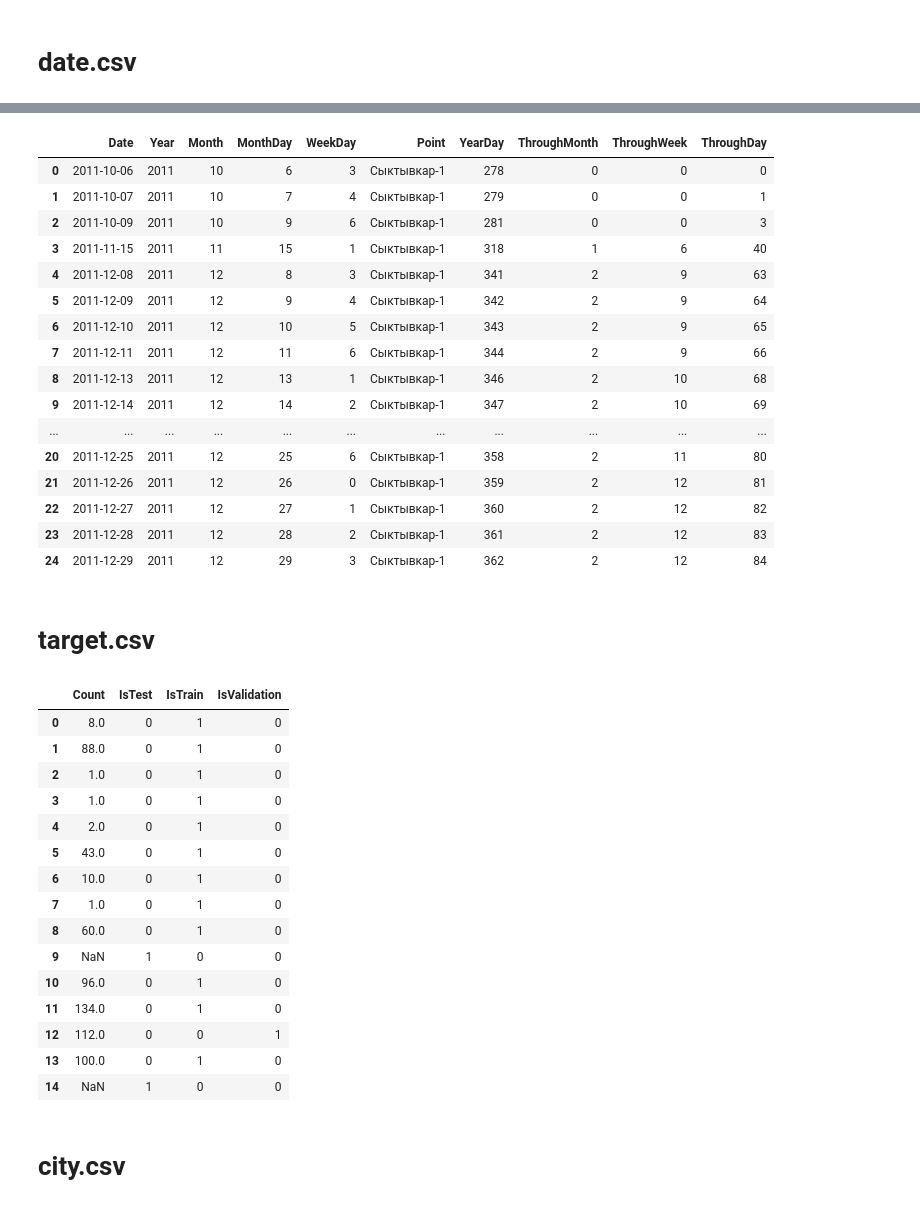
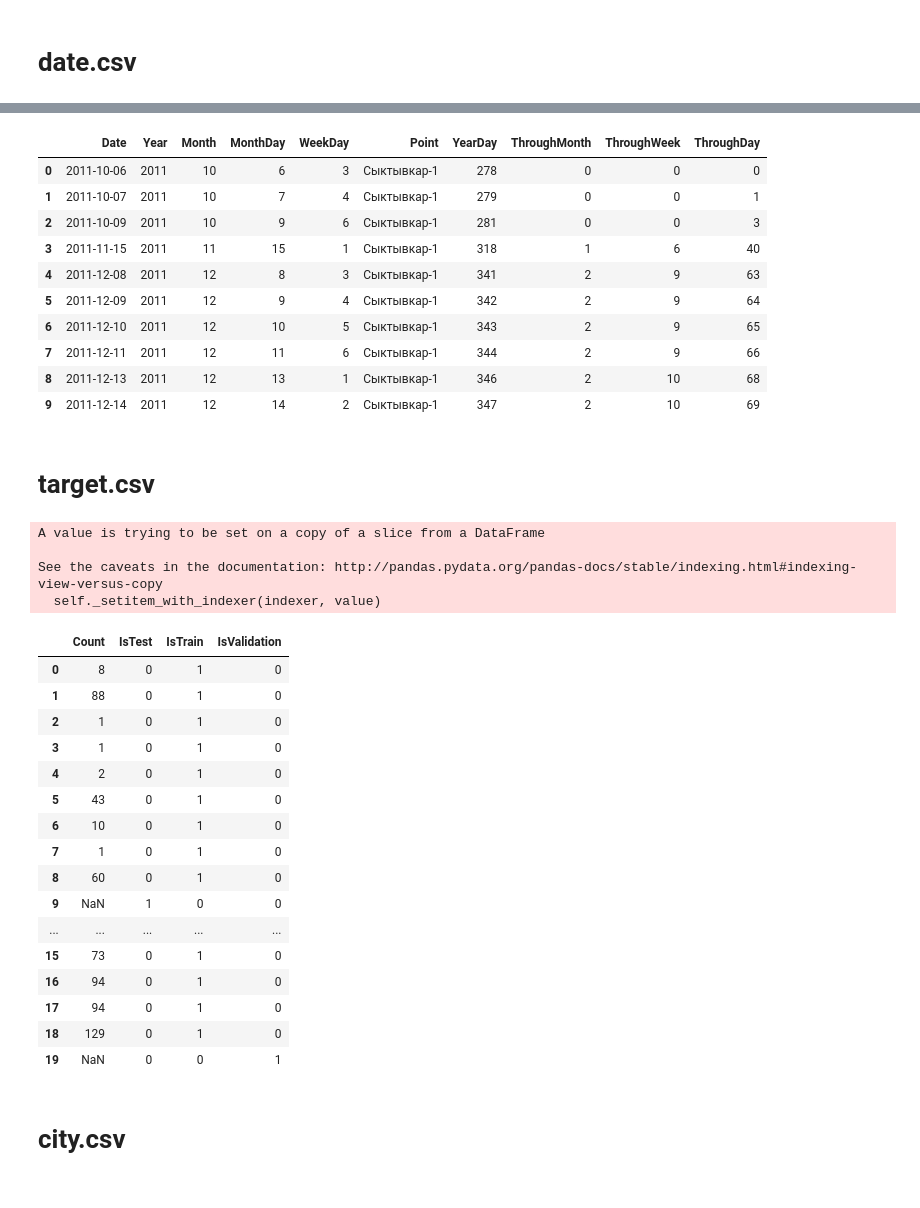
Before and after one commit to laol777/dodo, a Jupyter notebook: tranform_data.ipynb, the cells around one changed output, grey strips where cells are left out. Saved outputs shown, nothing was run; the diff lists cells and outputs as text; code cells hidden in the pictures.

```diff
--- a/tranform_data.ipynb
+++ b/tranform_data.ipynb
@@ -61,25 +52,19 @@ date['ThroughDay'] = date.Date.apply(lambda x: (x - start_date).days)
 # %%
 date.to_csv('data_transform/date.csv', index=None)
 # %%
-date.head(25)
+date.head(10)
 # %% [output]
 |  | Date | Year | Month | MonthDay | WeekDay | Point | YearDay | ThroughMonth | ThroughWeek | ThroughDay |
 | 0 | 2011-10-06 | 2011 | 10 | 6 | 3 | Сыктывкар-1 | 278 | 0 | 0 | 0 |
 | 1 | 2011-10-07 | 2011 | 10 | 7 | 4 | Сыктывкар-1 | 279 | 0 | 0 | 1 |
 | 2 | 2011-10-09 | 2011 | 10 | 9 | 6 | Сыктывкар-1 | 281 | 0 | 0 | 3 |
 | 3 | 2011-11-15 | 2011 | 11 | 15 | 1 | Сыктывкар-1 | 318 | 1 | 6 | 40 |
 | 4 | 2011-12-08 | 2011 | 12 | 8 | 3 | Сыктывкар-1 | 341 | 2 | 9 | 63 |
 | 5 | 2011-12-09 | 2011 | 12 | 9 | 4 | Сыктывкар-1 | 342 | 2 | 9 | 64 |
 | 6 | 2011-12-10 | 2011 | 12 | 10 | 5 | Сыктывкар-1 | 343 | 2 | 9 | 65 |
 | 7 | 2011-12-11 | 2011 | 12 | 11 | 6 | Сыктывкар-1 | 344 | 2 | 9 | 66 |
 | 8 | 2011-12-13 | 2011 | 12 | 13 | 1 | Сыктывкар-1 | 346 | 2 | 10 | 68 |
 | 9 | 2011-12-14 | 2011 | 12 | 14 | 2 | Сыктывкар-1 | 347 | 2 | 10 | 69 |
-| ... | ... | ... | ... | ... | ... | ... | ... | ... | ... | ... |
-| 20 | 2011-12-25 | 2011 | 12 | 25 | 6 | Сыктывкар-1 | 358 | 2 | 11 | 80 |
-| 21 | 2011-12-26 | 2011 | 12 | 26 | 0 | Сыктывкар-1 | 359 | 2 | 12 | 81 |
-| 22 | 2011-12-27 | 2011 | 12 | 27 | 1 | Сыктывкар-1 | 360 | 2 | 12 | 82 |
-| 23 | 2011-12-28 | 2011 | 12 | 28 | 2 | Сыктывкар-1 | 361 | 2 | 12 | 83 |
-| 24 | 2011-12-29 | 2011 | 12 | 29 | 3 | Сыктывкар-1 | 362 | 2 | 12 | 84 |
 # %% [markdown]
 # target.csv
 # %%
@@ -103,22 +90,30 @@ target.to_csv('data_transform/target.csv', index = None)
+# %%
+target.Count.loc[target.Count[target.IsValidation == 1].index] = np.nan
+# %% [output]
+A value is trying to be set on a copy of a slice from a DataFrame
+
+See the caveats in the documentation: http://pandas.pydata.org/pandas-docs/stable/indexing.html#indexing-view-versus-copy
+  self._setitem_with_indexer(indexer, value)
 # %%
-target.head(15)
+target.head(20)
 # %% [output]
 |  | Count | IsTest | IsTrain | IsValidation |
-| 0 | 8.0 | 0 | 1 | 0 |
-| 1 | 88.0 | 0 | 1 | 0 |
-| 2 | 1.0 | 0 | 1 | 0 |
-| 3 | 1.0 | 0 | 1 | 0 |
-| 4 | 2.0 | 0 | 1 | 0 |
-| 5 | 43.0 | 0 | 1 | 0 |
-| 6 | 10.0 | 0 | 1 | 0 |
-| 7 | 1.0 | 0 | 1 | 0 |
-| 8 | 60.0 | 0 | 1 | 0 |
+| 0 | 8 | 0 | 1 | 0 |
+| 1 | 88 | 0 | 1 | 0 |
+| 2 | 1 | 0 | 1 | 0 |
+| 3 | 1 | 0 | 1 | 0 |
+| 4 | 2 | 0 | 1 | 0 |
+| 5 | 43 | 0 | 1 | 0 |
+| 6 | 10 | 0 | 1 | 0 |
+| 7 | 1 | 0 | 1 | 0 |
+| 8 | 60 | 0 | 1 | 0 |
 | 9 | NaN | 1 | 0 | 0 |
-| 10 | 96.0 | 0 | 1 | 0 |
-| 11 | 134.0 | 0 | 1 | 0 |
-| 12 | 112.0 | 0 | 0 | 1 |
-| 13 | 100.0 | 0 | 1 | 0 |
-| 14 | NaN | 1 | 0 | 0 |
+| ... | ... | ... | ... | ... |
+| 15 | 73 | 0 | 1 | 0 |
+| 16 | 94 | 0 | 1 | 0 |
+| 17 | 94 | 0 | 1 | 0 |
+| 18 | 129 | 0 | 1 | 0 |
+| 19 | NaN | 0 | 0 | 1 |
 # %% [markdown]
 # city.csv
 # %%
```
Also changed, not shown: parts of 49 cells of this notebook, 10 other files.
